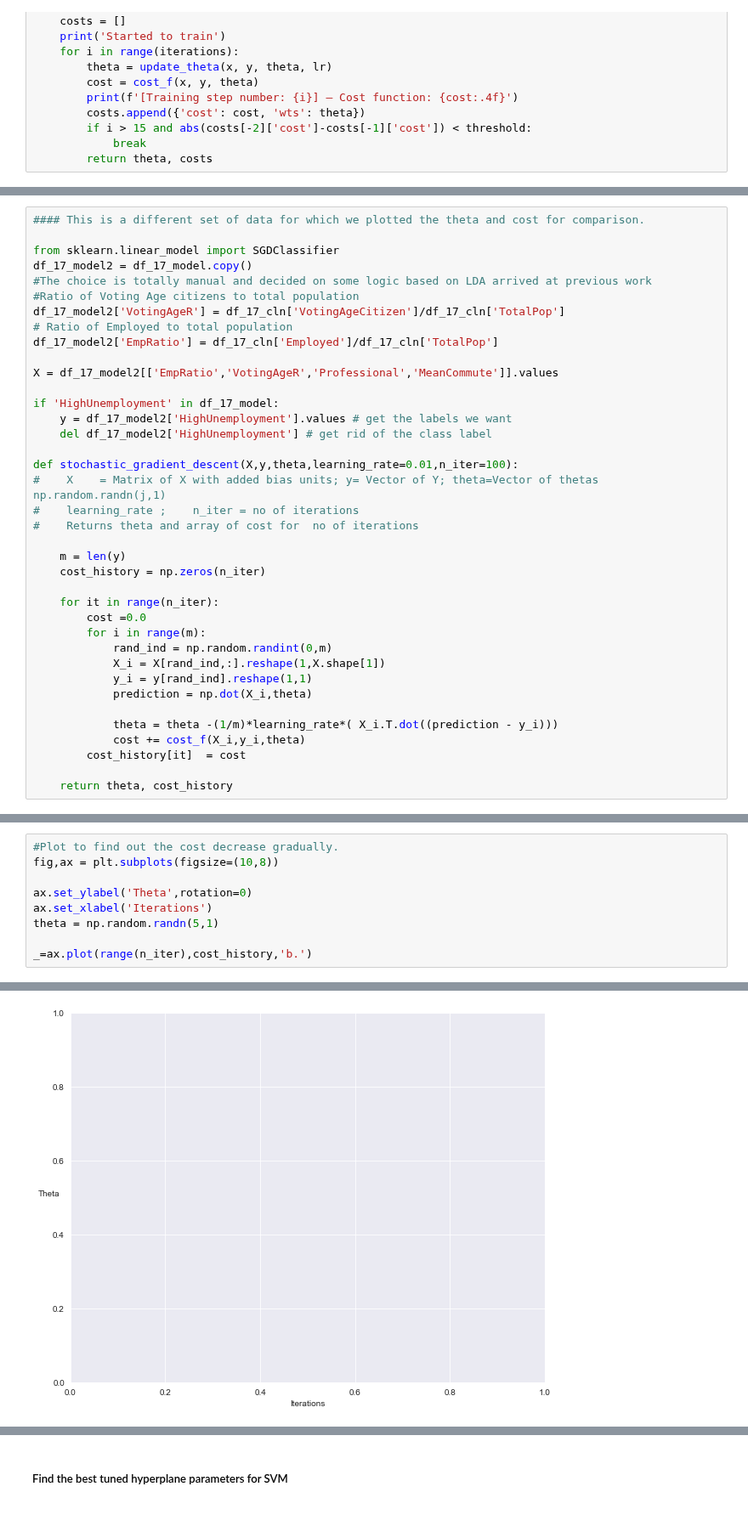
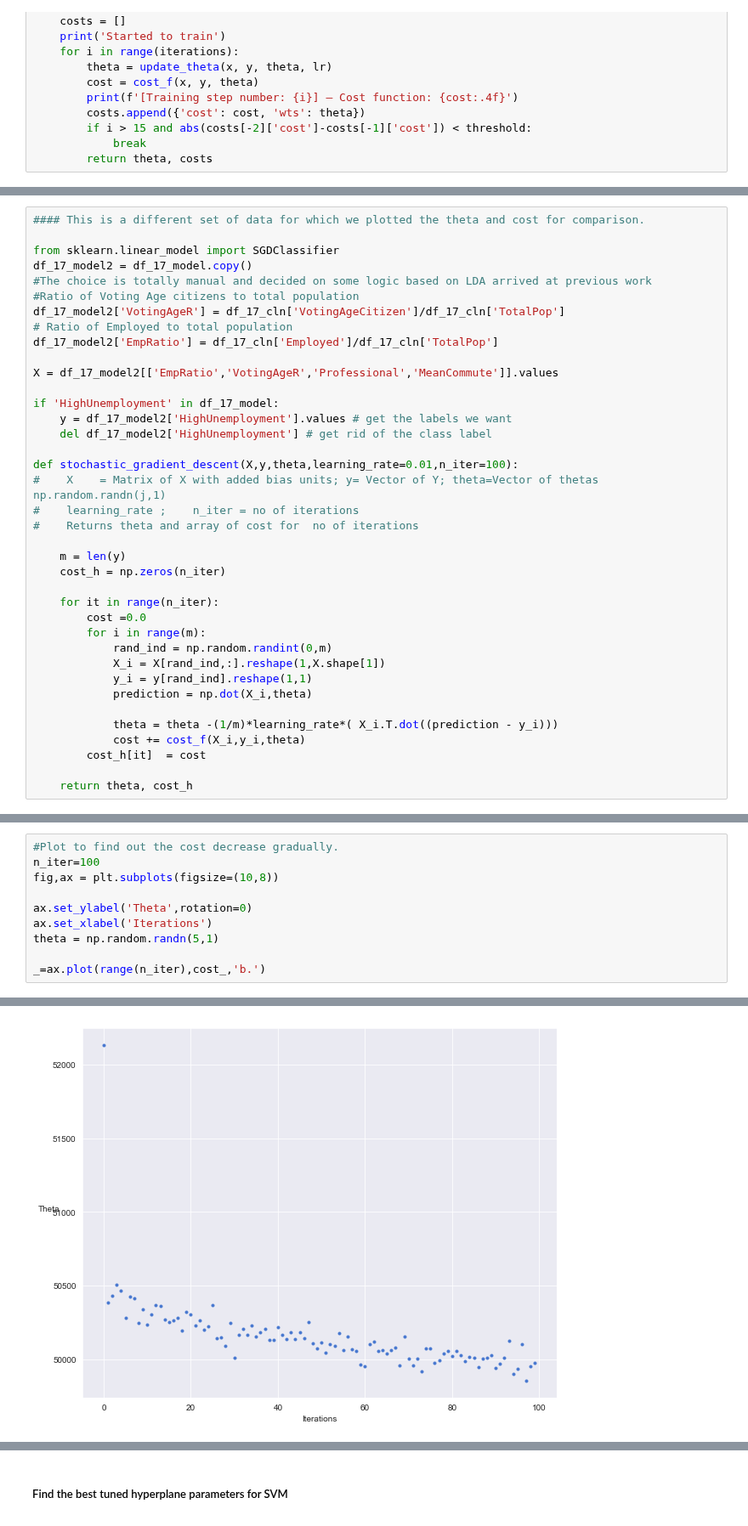
Before and after one commit to kmrollins/MSDS7331-Labs, a Jupyter notebook: MSDS7331_Team3_MiniLab.ipynb, the cells around one changed output, grey strips where cells are left out. Shown at 85% size. Drawn from its saved outputs; the diff is of its cells as text.

```diff
--- a/MSDS7331_Team3_MiniLab.ipynb
+++ b/MSDS7331_Team3_MiniLab.ipynb
@@ -383,7 +440,7 @@ def stochastic_gradient_descent(X,y,theta,learning_rate=0.01,n_iter=100):
 #    Returns theta and array of cost for  no of iterations
 
     m = len(y)
-    cost_history = np.zeros(n_iter)
+    cost_h = np.zeros(n_iter)
 
     for it in range(n_iter):
         cost =0.0
@@ -395,6 +452,6 @@ def stochastic_gradient_descent(X,y,theta,learning_rate=0.01,n_iter=100):
 
             theta = theta -(1/m)*learning_rate*( X_i.T.dot((prediction - y_i)))
             cost += cost_f(X_i,y_i,theta)
-        cost_history[it]  = cost
+        cost_h[it]  = cost
 
-    return theta, cost_history
+    return theta, cost_h
@@ -418,10 +478,11 @@ Cost:  51032.693
 # %%
 #Plot to find out the cost decrease gradually.
+n_iter=100
 fig,ax = plt.subplots(figsize=(10,8))
 
 ax.set_ylabel('Theta',rotation=0)
 ax.set_xlabel('Iterations')
 theta = np.random.randn(5,1)
 
-_=ax.plot(range(n_iter),cost_history,'b.')
+_=ax.plot(range(n_iter),cost_,'b.')
 # %% [output]
@@ -429,2 +489,2 @@ NameError: name 'cost_history' is not defined
-[figure, old version]
+[figure, new version]
 # %% [markdown]
```
Also changed, not shown: parts of 13 cells of this notebook.
